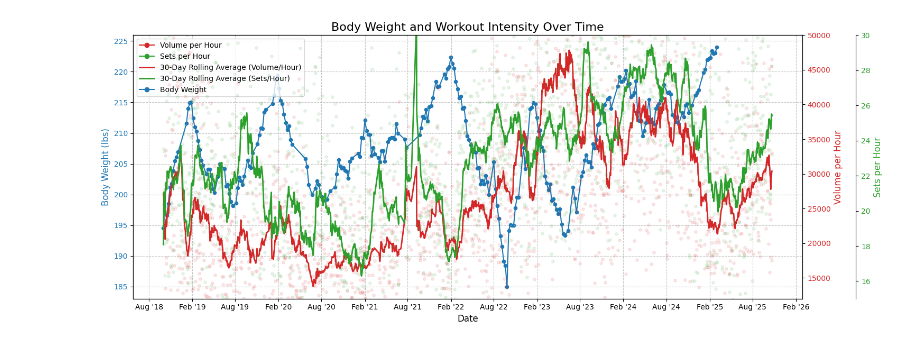
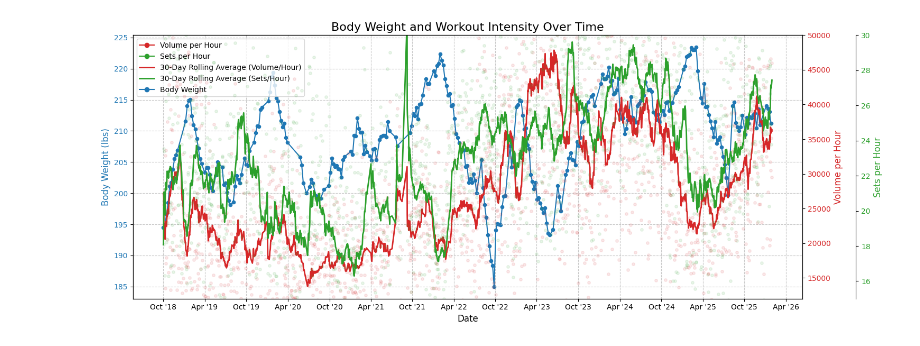
Before and after one commit to WeightliftingApp/WeightliftingApp-AnalyzeData, a Jupyter notebook: src/analyze_workout_intensity.ipynb, the cells around one changed output. Saved outputs shown, nothing was run; the diff lists cells and outputs as text; code cells hidden in the pictures.

Commit message:
Weight analysis, CLAUDE

```diff
--- a/src/analyze_workout_intensity.ipynb
+++ b/src/analyze_workout_intensity.ipynb
@@ -73,9 +73,8 @@ from matplotlib.ticker import FormatStrFormatter
 # Load the weight data
 df = pd.read_csv("../data/weight.csv")
 
-# Convert 'Week of' to datetime for weight data
-excel_epoch = datetime(1899, 12, 30)
-df["Date"] = df["Week of"].apply(lambda x: excel_epoch + timedelta(days=int(x)))
+# Convert 'Week of' to datetime
+df["Date"] = pd.to_datetime(df["Week of"])
 df_clean = df.dropna(subset=["Average"])
 
 # Filter data from October 2018 onwards
@@ -160,31 +159,31 @@ ax3.plot(
     color=color,
     linewidth=2,
     label="30-Day Rolling Average (Sets/Hour)",
 )
 ax3.tick_params(axis="y", labelcolor=color)
 ax3.set_ylim(15, 30)
 
 # Format x-axis to show dates nicely
 ax1.xaxis.set_major_formatter(mdates.DateFormatter("%b '%y"))
 ax1.xaxis.set_major_locator(mdates.MonthLocator(interval=6))
 plt.xticks(rotation=45)
 
 # Add title and legend
 plt.title("Body Weight and Workout Intensity Over Time", fontsize=16)
 
 # Add custom legend
 from matplotlib.lines import Line2D
 
 legend_elements = [
     Line2D([0], [0], color="tab:red", marker="o", label="Volume per Hour"),
     Line2D([0], [0], color="tab:green", marker="o", label="Sets per Hour"),
     Line2D([0], [0], color="tab:red", linewidth=2, label="30-Day Rolling Average (Volume/Hour)"),
     Line2D([0], [0], color="tab:green", linewidth=2, label="30-Day Rolling Average (Sets/Hour)"),
     Line2D([0], [0], color="tab:blue", marker="o", label="Body Weight"),
 ]
 ax1.legend(handles=legend_elements, loc="upper left")
 
 plt.tight_layout()
 plt.show()
 # %% [output]
-[figure, old version]
+[figure, new version]
```
Also changed, not shown: parts of 1 cell of this notebook, 11 other files.
